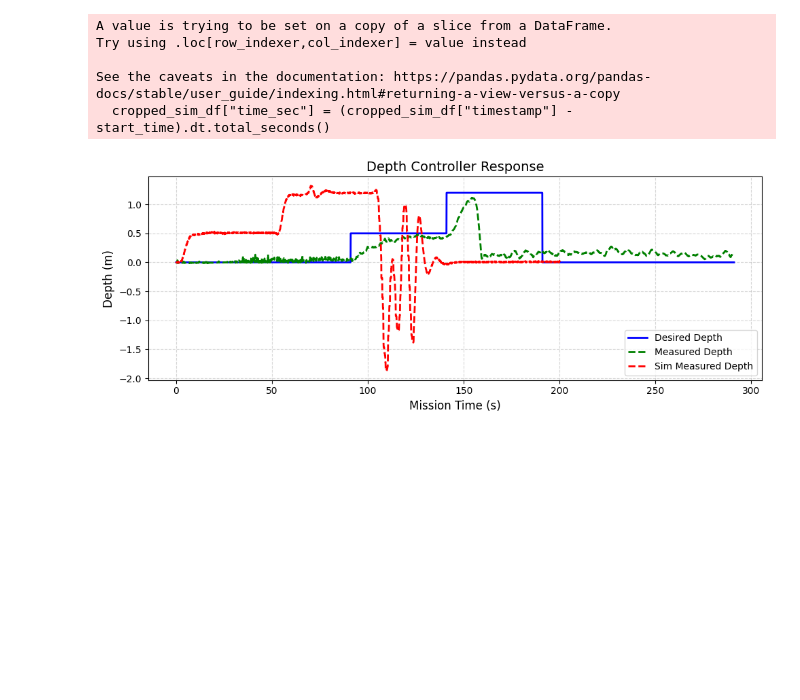
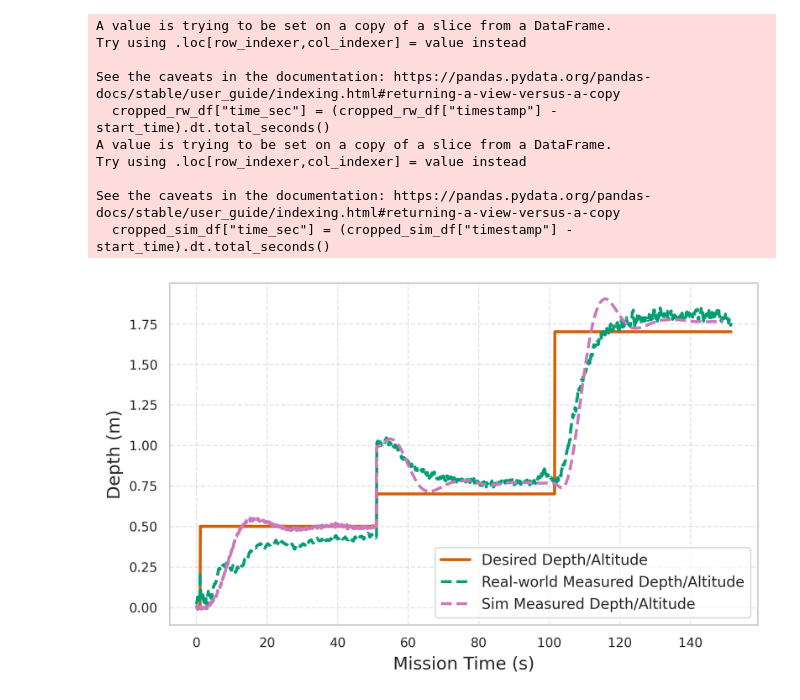
Before and after one commit to BYU-FRoSt-Lab/cougars-base-station, a Jupyter notebook: postprocessing/compared_controllers_analyze.ipynb, the cells around one changed output. Drawn from its saved outputs; the diff is of its cells as text; code cells hidden in the pictures; blank space fills up the shorter version.

Commit message:
Figures almost done for paper

```diff
--- a/postprocessing/compared_controllers_analyze.ipynb
+++ b/postprocessing/compared_controllers_analyze.ipynb
@@ -60,12 +69,12 @@ converted__sim_30.0_1100_speed_20250729_234203:
 # print(list(dfsByTopic.keys()))
 # %%
 # Get only the first dataframe
-rw_data, rw_topics = list(dataframes.items())[0]
+rw_data, rw_topics = list(dataframes.items())[1]
 
 
 # Get the second dataframe
-sim_data, sim_topics = list(dataframes.items())[2]
+sim_data, sim_topics = list(dataframes.items())[0]
 
-print(f"{sim_data}:\n\t{list(sim_topics.keys())}")
-print(f"{rw_data}:\n\t{list(rw_topics.keys())}")
+print(f"Sim Bag: {sim_data}:\n\t{list(sim_topics.keys())}")
+print(f"Real World Bag: {rw_data}:\n\t{list(rw_topics.keys())}")
 # %% [output]
@@ -125,9 +134,22 @@ RosBag timeframe:       2025-07-24 00:37:06.133610026 --- 2025-07-24 00:41:56.13
 # %%
+# Apply PDF font embedding and font settings for high-quality vector text in PDF
+matplotlib.rc("pdf", fonttype=42)
+
+# Seaborn styles for paper-quality plots
+sns.set_context("paper")       # scales fonts nicely for paper
+sns.set_style("whitegrid")     # white grid background
+sns.set_palette("colorblind")  # colorblind-friendly palette
+c = sns.color_palette("colorblind")  # get colorblind palette colors
+
+# Set Times New Roman font and math font style for publication
+# plt.rcParams["font.family"] = "Times New Roman"
+plt.rcParams["mathtext.fontset"] = "stix"
+
+
 
 rw_controls_debug = rw_topics["/controls/debug"]
 
-# cropped_rw_df = rw_controls_debug.iloc[start_crop:end_crop]
-cropped_rw_df = rw_controls_debug
+cropped_rw_df = rw_controls_debug.iloc[start_crop:end_crop]
 
 sim_controls_debug = sim_topics["/controls/debug"]
 cropped_sim_df = sim_controls_debug.iloc[sim_crop:end_crop_sim]
@@ -146,36 +168,46 @@ y2 = cropped_rw_df["depth.actual"].to_numpy()
 start_time = cropped_sim_df["timestamp"].iloc[0]
 cropped_sim_df["time_sec"] = (cropped_sim_df["timestamp"] - start_time).dt.total_seconds()
 
 # Extract data
 x_sim = cropped_sim_df["time_sec"].to_numpy()
 y_sim1 = cropped_sim_df["depth.desired"].to_numpy()
 y_sim2 = cropped_sim_df["depth.actual"].to_numpy()
 
 # Plot
-fig, ax = plt.subplots(figsize=(10, 4))
+# Create figure with high DPI for sharp output
+fig, ax = plt.subplots(figsize=(6.5, 4), dpi=300)
+# Use seaborn colorblind palette colors by index
 
-ax.plot(x, y1, label='Desired Depth', color='blue', linewidth=2)
-ax.plot(x, y2, label='Measured Depth', color='green', linewidth=2, linestyle='--')
+ax.plot(x, y1, color=c[3], label='Desired Depth/Altitude', linewidth=2)
+ax.plot(x, y2, color=c[2], label='Real-world Measured Depth/Altitude', linewidth=2, linestyle='--')
 # # ax.plot(x_sim, y_sim1, label='Depth Sim Desired', color='purple', linewidth=2)
 
-ax.plot(x_sim, y_sim2, label='Sim Measured Depth', color='red', linewidth=2, linestyle='--')
+ax.plot(x_sim, y_sim2, label='Sim Measured Depth/Altitude', color=c[4], linewidth=2, linestyle='--')
 
 
 # # ax.plot(x, y3, label='Depth Reference', color='red', linewidth=2, linestyle='--')
 
 # Labels and formatting
-ax.set_title('Depth Controller Response', fontsize=14)
+# ax.set_title('Depth Controller Response', fontsize=14)
 ax.set_xlabel('Mission Time (s)', fontsize=12)
 ax.set_ylabel('Depth (m)', fontsize=12)
 ax.grid(True, linestyle='--', alpha=0.5)
 ax.legend(loc='lower right', fontsize=10)
 
 plt.tight_layout()
+
+# Save figure as PDF with embedded fonts and tight layout
+fig.savefig("depth_controls_comparison.pdf", dpi=300, bbox_inches='tight')
 plt.show()
 # %% [output]
+A value is trying to be set on a copy of a slice from a DataFrame.
+Try using .loc[row_indexer,col_indexer] = value instead
+
+See the caveats in the documentation: https://pandas.pydata.org/pandas-docs/stable/user_guide/indexing.html#returning-a-view-versus-a-copy
+  cropped_rw_df["time_sec"] = (cropped_rw_df["timestamp"] - start_time).dt.total_seconds()
 A value is trying to be set on a copy of a slice from a DataFrame.
 Try using .loc[row_indexer,col_indexer] = value instead
 
 See the caveats in the documentation: https://pandas.pydata.org/pandas-docs/stable/user_guide/indexing.html#returning-a-view-versus-a-copy
   cropped_sim_df["time_sec"] = (cropped_sim_df["timestamp"] - start_time).dt.total_seconds()
-[figure, old version]
+[figure, new version]
```
Also changed, not shown: parts of 11 cells of this notebook, 3 other files.
